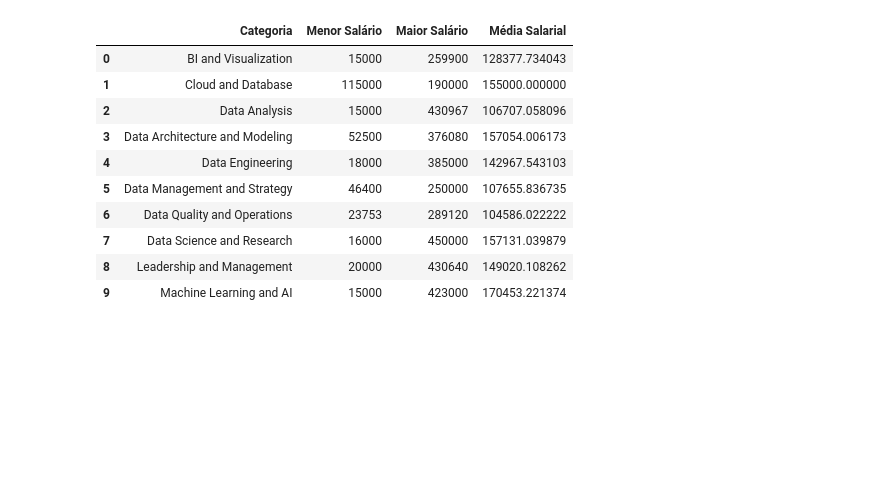
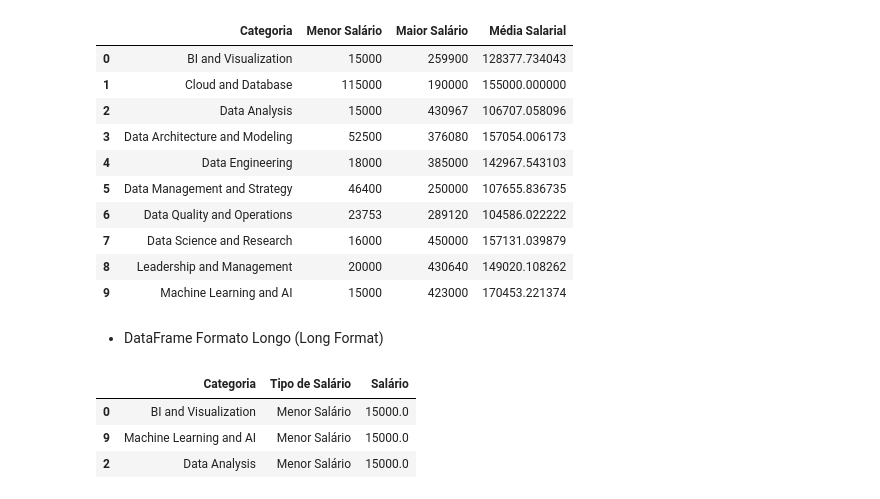
Before and after one commit to ryanrodr/eda-jobs-in-data, a Jupyter notebook: notebooks/analise_exploratoria.ipynb, the cells around one changed output. Saved outputs shown, nothing was run; the diff lists cells and outputs as text; code cells hidden in the pictures; blank space fills up the shorter version.

```diff
--- a/notebooks/analise_exploratoria.ipynb
+++ b/notebooks/analise_exploratoria.ipynb
@@ -337,3 +339,17 @@ tb_salario_categoria.style.set_properties(**{'text-align': 'center'})
 | 7 | Data Science and Research | 16000 | 450000 | 157131.039879 |
 | 8 | Leadership and Management | 20000 | 430640 | 149020.108262 |
 | 9 | Machine Learning and AI | 15000 | 423000 | 170453.221374 |
+# %% [markdown]
+- DataFrame Formato Longo (Long Format)
+# %%
+tb_salario_categoria = df.melt(id_vars="Categoria",
+                                value_vars=["Menor Salário", "Maior Salário", "Média Salarial"],
+                                var_name="Tipo de Salário",
+                                value_name="Salário")
+# %%
+tb_salario_categoria.head(3)
+# %% [output]
+|  | Categoria | Tipo de Salário | Salário |
+| 0 | BI and Visualization | Menor Salário | 15000.0 |
+| 9 | Machine Learning and AI | Menor Salário | 15000.0 |
+| 2 | Data Analysis | Menor Salário | 15000.0 |
```
Also changed, not shown: parts of 3 cells of this notebook.
